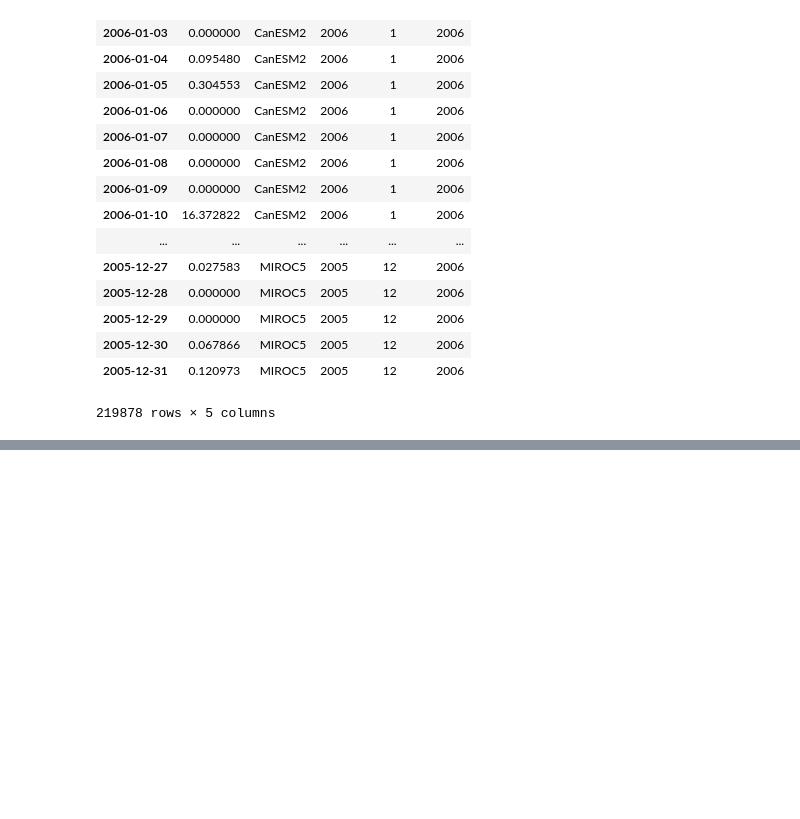
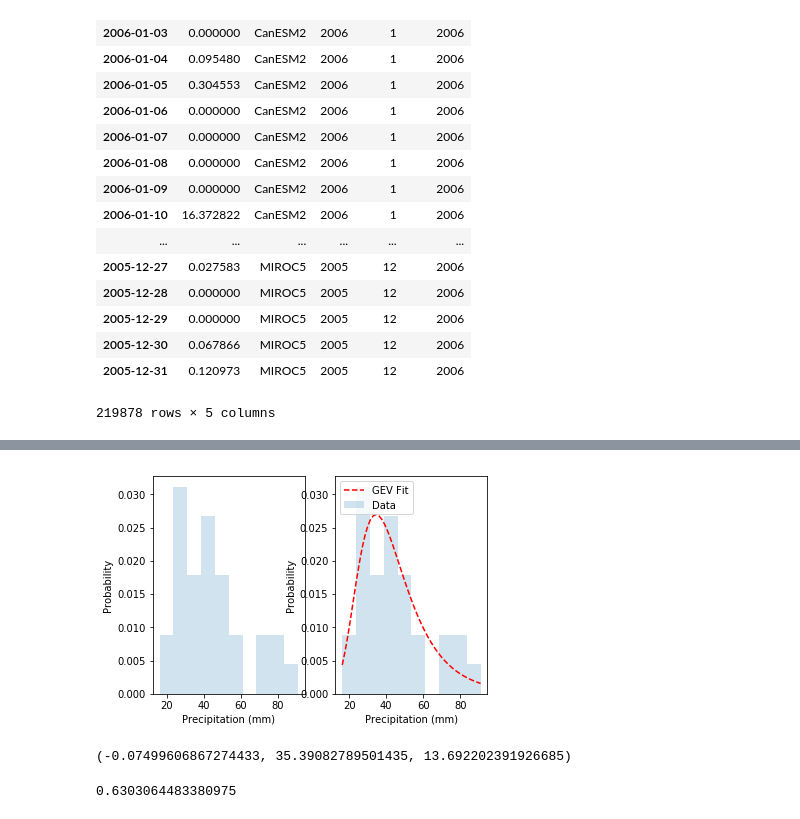
Before and after one commit to mukhtyar/python-playground, a Jupyter notebook: notebooks/daily_data_extreme_pr_owen.ipynb, the cells around one changed output, grey strips where cells are left out. Saved outputs shown, nothing was run; the diff lists cells and outputs as text; code cells hidden in the pictures; blank space fills up the shorter version.

```diff
--- a/notebooks/daily_data_extreme_pr_owen.ipynb
+++ b/notebooks/daily_data_extreme_pr_owen.ipynb
@@ -425,0 +358,35 @@ AttributeError: module 'lmoments3' has no attribute 'samlmu'
+# %%
+# Calculate GEV fit
+gev_fit = genextreme.fit(data)
+
+# GEV distribution parameters from fit
+c, loc, scale = gev_fit
+
+# Evenly spread x axis values for pdf plot
+x = np.linspace(min(data), max(data))
+
+# Calculate Probability Density Function
+gev_pdf = genextreme.pdf(x, *gev_fit)
+
+plt.subplot(1,2,1)
+plt.hist(data, density=True, alpha=0.2, label='Data')
+plt.xlabel('Precipitation (mm)')
+plt.ylabel('Probability')
+
+plt.subplot(1,2,2)
+plt.hist(data, density=True, alpha=0.2, label='Data')
+plt.plot(x, gev_pdf, 'r--', label='GEV Fit')
+plt.xlabel('Precipitation (mm)')
+plt.ylabel('Probability')
+plt.legend(loc='upper left')
+plt.show()
+# %% [output]
+[figure, added]
+# %%
+c, loc, scale
+# %% [output]
+(-0.07499606867274433, 35.39082789501435, 13.692202391926685)
+# %%
+np.sum(gev_pdf)
+# %% [output]
+0.6303064483380975
```
Also changed, not shown: parts of 41 cells of this notebook.
